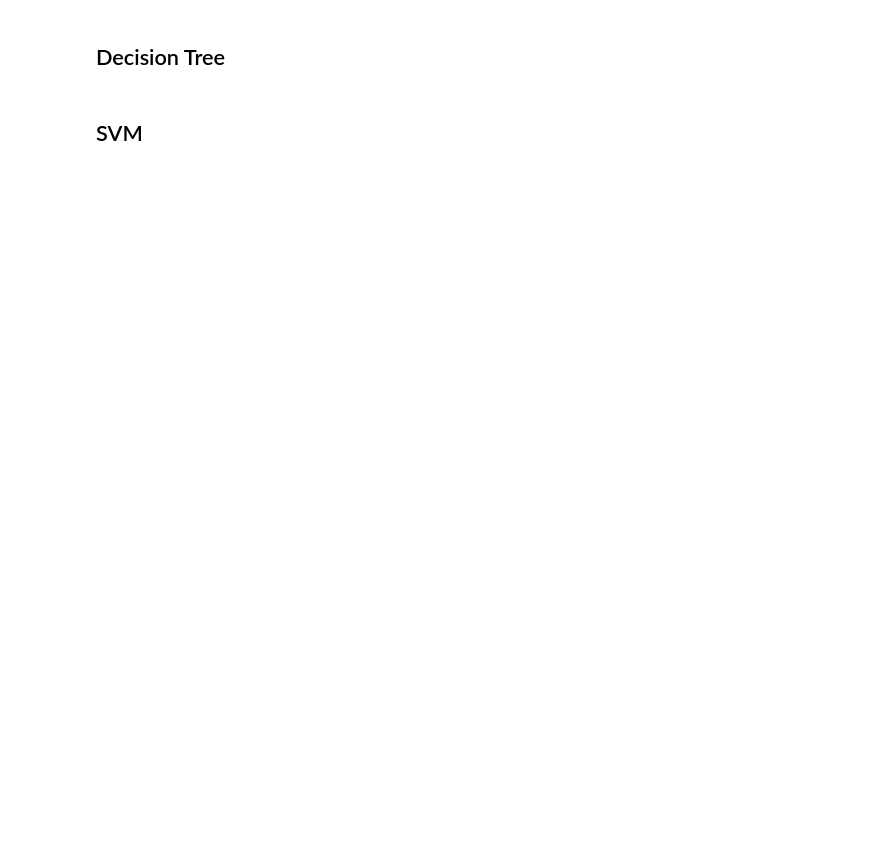
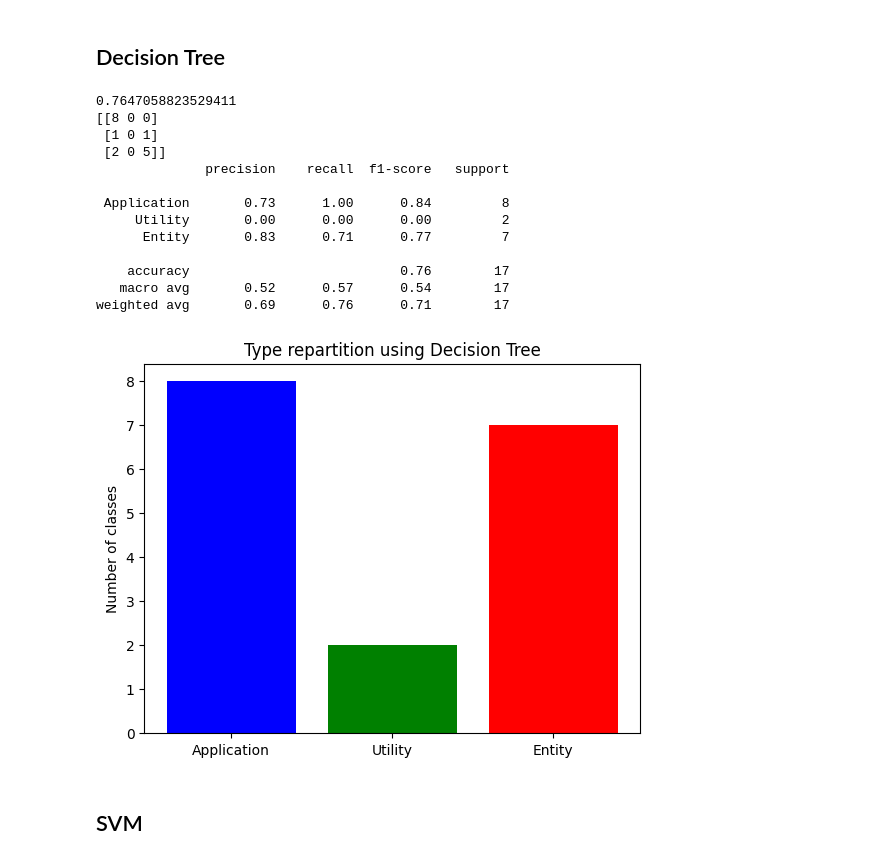
Before and after one commit to pobeaulieu/MicroserviceML, a Jupyter notebook: playground_phase_1.ipynb, the cells around one changed output. Cells and saved outputs as stored; diff of their text form; code cells hidden in the pictures; blank space fills up the shorter version.

```diff
--- a/playground_phase_1.ipynb
+++ b/playground_phase_1.ipynb
@@ -163,13 +206,49 @@ def generate_classification_report(y_true, y_pred):
+# %%
+def generate_classification_report_for_types(y_true, y_pred, prediction_model_name):
+    # Map unique labels to their corresponding names
+    label_names_map = {-1: "None", 0: "Application", 1: "Utility", 2: "Entity"}
+
+    # Generate the classification report
+    report = classification_report(y_true, y_pred, output_dict=True)
+
+    # Extract support values
+    supports = [report[str(key)]['support'] for key in sorted(report.keys())[:-3]]
+    labels = [label_names_map[int(key)] for key in sorted(report.keys())[:-3]]
+
+    # Colors for each bar
+    colors = ['blue', 'green', 'red']
+
+    # Generate the histogram
+    plt.bar(labels, supports, color=colors)
+    plt.ylabel('Number of classes')
+    plt.title(f'Type repartition using {prediction_model_name}')
+    plt.show()
 # %% [markdown]
 ## Decision Tree
 # %%
 decision_tree_classifier = DecisionTreeClassifier(max_depth=2).fit(Xtrain, ytrain)
 decision_tree_predictions = decision_tree_classifier.predict(Xtest)
 decision_tree_accuracy = accuracy_score(ytest, decision_tree_predictions)
 decision_tree_confusion_matrix = confusion_matrix(ytest, decision_tree_predictions)
 print(decision_tree_accuracy)
 print(decision_tree_confusion_matrix)
 generate_classification_report(ytest, decision_tree_predictions)
+generate_classification_report_for_types(ytest, decision_tree_predictions, "Decision Tree")
+# %% [output]
+0.7647058823529411
+[[8 0 0]
+ [1 0 1]
+ [2 0 5]]
+              precision    recall  f1-score   support
+
+ Application       0.73      1.00      0.84         8
+     Utility       0.00      0.00      0.00         2
+      Entity       0.83      0.71      0.77         7
+
+    accuracy                           0.76        17
+   macro avg       0.52      0.57      0.54        17
+weighted avg       0.69      0.76      0.71        17
+[figure, added]
 # %% [markdown]
 ## SVM
 # %%
```
Also changed, not shown: parts of 12 cells of this notebook, 1 other file.
